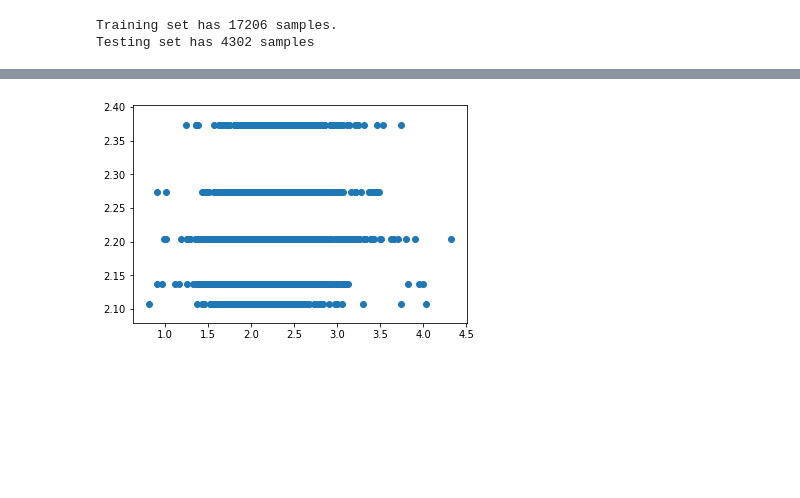
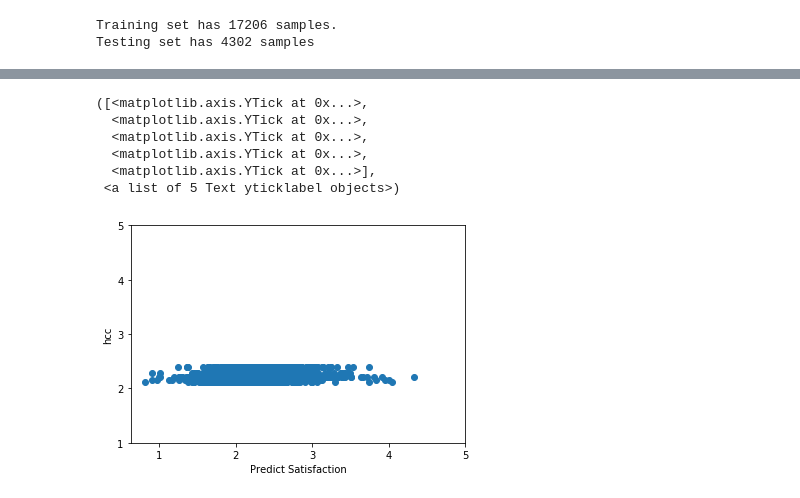
Before and after one commit to ekginn2/ML-Final-Project, a Jupyter notebook: code/hcc vs satisfaction.ipynb, the cells around one changed output, grey strips where cells are left out. Saved outputs shown, nothing was run; the diff lists cells and outputs as text; code cells hidden in the pictures; blank space fills up the shorter version.

```diff
--- a/code/hcc vs satisfaction.ipynb
+++ b/code/hcc vs satisfaction.ipynb
@@ -146,7 +181,17 @@ Loss: 0.11599099435871671
-# %%
-import matplotlib.pyplot as plt
-%matplotlib inline
-plt.scatter(y_test,model.predict(X_test_scaled))
-plt.ylim=(0,5)
-# %% [output]
-[figure, removed]
+# %%
+
+plt.scatter(y_test,model.predict(X_test_scaled))
+#plt.ylim=(1,3)
+plt.xlim=([0,6])
+plt.ylabel('hcc')
+plt.xlabel('Predict Satisfaction')
+plt.xticks([1,2,3,4,5])
+plt.yticks([1,2,3,4,5])
+# %% [output]
+([<matplotlib.axis.YTick at 0x...>,
+  <matplotlib.axis.YTick at 0x...>,
+  <matplotlib.axis.YTick at 0x...>,
+  <matplotlib.axis.YTick at 0x...>,
+  <matplotlib.axis.YTick at 0x...>],
+ <a list of 5 Text yticklabel objects>)
+[figure, added]
```
Also changed, not shown: parts of 8 cells of this notebook, 4 other files.
